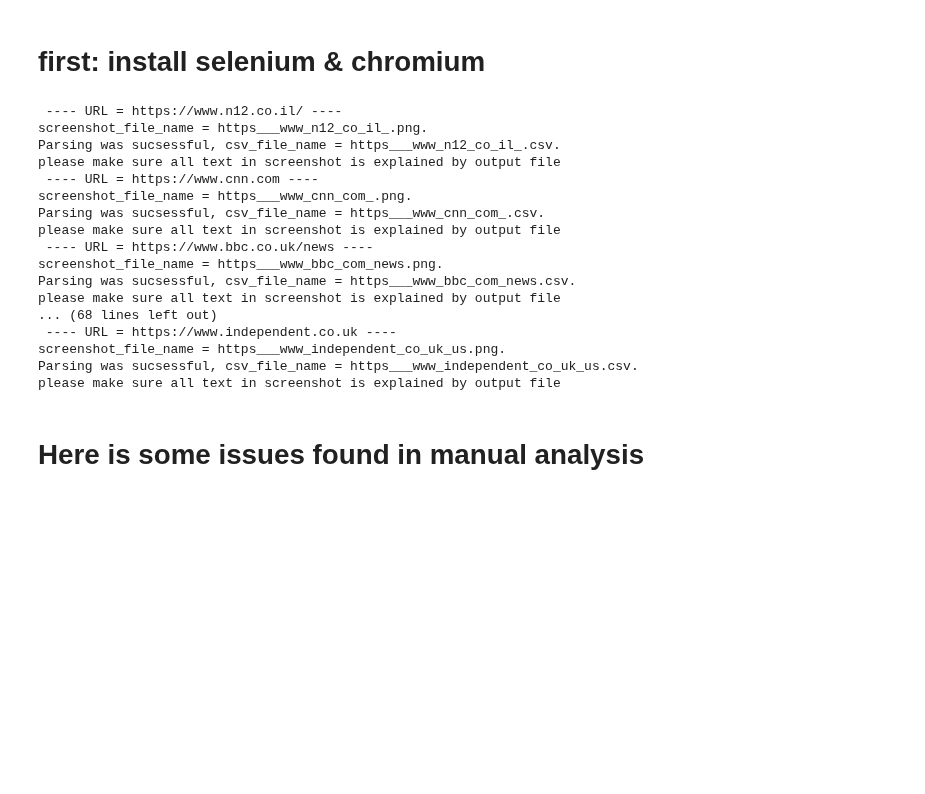
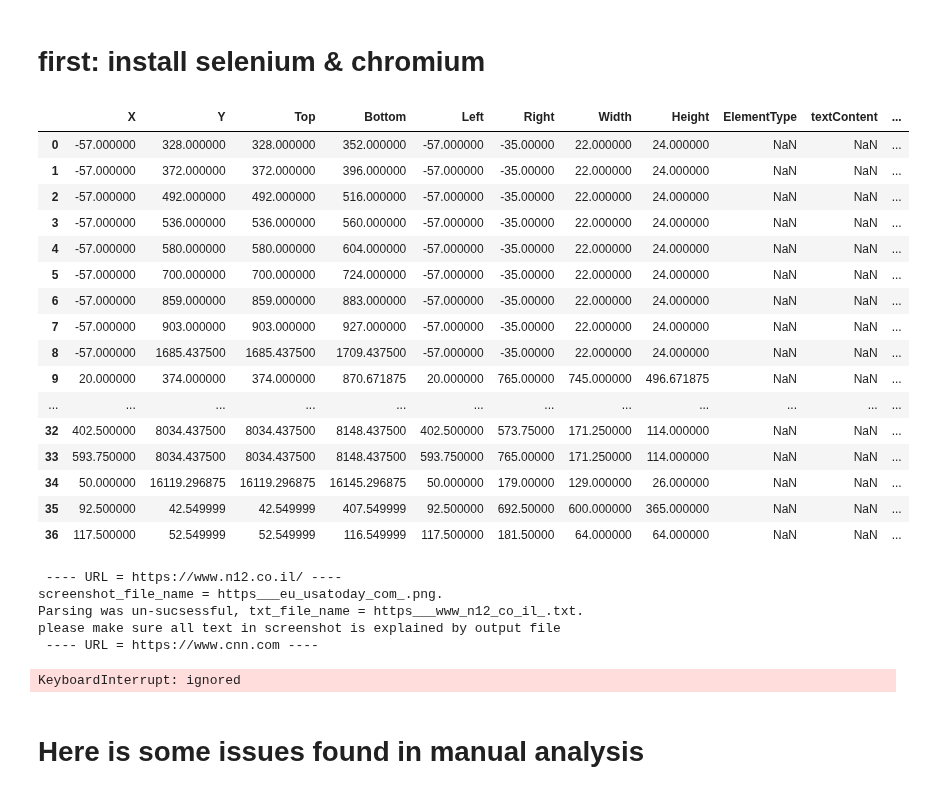
Before and after one commit to erlichsefi/ScrapeAnything, a Jupyter notebook: browser_base_translation / JavaScript Converting Robust Test.ipynb, the cells around one changed output. Cells and saved outputs as stored; diff of their text form; code cells hidden in the pictures; blank space fills up the shorter version.

```diff
--- a/browser_base_translation / JavaScript Converting Robust Test.ipynb
+++ b/browser_base_translation / JavaScript Converting Robust Test.ipynb
@@ -108,3 +119,33 @@ def write_to_text(filename,logs,error):
+# %%
+def write_to_text(filename,logs,error):
+  with open(filename, 'w') as f:
+    f.write(f"error={error}\n")
+    f.write('\n'.join(logs))
+
+
+def draw_all_rec_on_screenshot(file_name,list_of_elements):
+  from PIL import Image, ImageDraw
+  # Load the screenshot image
+  screenshot = Image.open(file_name)
+  # Create a drawing object
+  draw = ImageDraw.Draw(screenshot)
+
+  for _,elements in list_of_elements.iterrows():
+    #print(elements)
+    # x = elements['X']
+    # y = elements['X']
+    top = elements['Top']
+    bottom = elements['Bottom']
+    left = elements['Left']
+    right = elements['Right']
+    # width = elements['Width']
+    # height = elements['Height']
+
+    # Draw a rectangle on the screenshot image
+    draw.rectangle([(left, top), (right, bottom)], outline='red')
+
+    # Save the modified screenshot with the drawn rectangle
+  screenshot.save(f"boxes_{file_name}")
 # %%
 def web_driver_to_image(wd,prefix=""):
   import re
@@ -171,10 +212,34 @@ def screen_to_table(wd,url,raw=False):
 
   if not raw:
     df = pd.read_csv(io.StringIO("\n".join(logs)), sep=",")
+    draw_all_rec_on_screenshot(f"{file_name}.png",df)
   else:
     df = logs
   #wd.close()
   return file_name,df
+# %%
+wd = get_browser()
+df = screen_to_table(wd,"https://apnews.com")
+# %%
+df[1]
+# %% [output]
+|  | X | Y | Top | Bottom | Left | Right | Width | Height | ElementType | textContent | ... |
+| 0 | -57.000000 | 328.000000 | 328.000000 | 352.000000 | -57.000000 | -35.00000 | 22.000000 | 24.000000 | NaN | NaN | ... |
+| 1 | -57.000000 | 372.000000 | 372.000000 | 396.000000 | -57.000000 | -35.00000 | 22.000000 | 24.000000 | NaN | NaN | ... |
+| 2 | -57.000000 | 492.000000 | 492.000000 | 516.000000 | -57.000000 | -35.00000 | 22.000000 | 24.000000 | NaN | NaN | ... |
+| 3 | -57.000000 | 536.000000 | 536.000000 | 560.000000 | -57.000000 | -35.00000 | 22.000000 | 24.000000 | NaN | NaN | ... |
+| 4 | -57.000000 | 580.000000 | 580.000000 | 604.000000 | -57.000000 | -35.00000 | 22.000000 | 24.000000 | NaN | NaN | ... |
+| 5 | -57.000000 | 700.000000 | 700.000000 | 724.000000 | -57.000000 | -35.00000 | 22.000000 | 24.000000 | NaN | NaN | ... |
+| 6 | -57.000000 | 859.000000 | 859.000000 | 883.000000 | -57.000000 | -35.00000 | 22.000000 | 24.000000 | NaN | NaN | ... |
+| 7 | -57.000000 | 903.000000 | 903.000000 | 927.000000 | -57.000000 | -35.00000 | 22.000000 | 24.000000 | NaN | NaN | ... |
+| 8 | -57.000000 | 1685.437500 | 1685.437500 | 1709.437500 | -57.000000 | -35.00000 | 22.000000 | 24.000000 | NaN | NaN | ... |
+| 9 | 20.000000 | 374.000000 | 374.000000 | 870.671875 | 20.000000 | 765.00000 | 745.000000 | 496.671875 | NaN | NaN | ... |
+| ... | ... | ... | ... | ... | ... | ... | ... | ... | ... | ... | ... |
+| 32 | 402.500000 | 8034.437500 | 8034.437500 | 8148.437500 | 402.500000 | 573.75000 | 171.250000 | 114.000000 | NaN | NaN | ... |
+| 33 | 593.750000 | 8034.437500 | 8034.437500 | 8148.437500 | 593.750000 | 765.00000 | 171.250000 | 114.000000 | NaN | NaN | ... |
+| 34 | 50.000000 | 16119.296875 | 16119.296875 | 16145.296875 | 50.000000 | 179.00000 | 129.000000 | 26.000000 | NaN | NaN | ... |
+| 35 | 92.500000 | 42.549999 | 42.549999 | 407.549999 | 92.500000 | 692.50000 | 600.000000 | 365.000000 | NaN | NaN | ... |
+| 36 | 117.500000 | 52.549999 | 52.549999 | 116.549999 | 117.500000 | 181.50000 | 64.000000 | 64.000000 | NaN | NaN | ... |
 # %%
 news_sites = [
     "https://www.n12.co.il/",
@@ -225,22 +290,11 @@ for url in news_sites:
   print(f"please make sure all text in screenshot is explained by output file")
 # %% [output]
  ---- URL = https://www.n12.co.il/ ----
-screenshot_file_name = https___www_n12_co_il_.png.
-Parsing was sucsessful, csv_file_name = https___www_n12_co_il_.csv.
+screenshot_file_name = https___eu_usatoday_com_.png.
+Parsing was un-sucsessful, txt_file_name = https___www_n12_co_il_.txt.
 please make sure all text in screenshot is explained by output file
  ---- URL = https://www.cnn.com ----
-screenshot_file_name = https___www_cnn_com_.png.
-Parsing was sucsessful, csv_file_name = https___www_cnn_com_.csv.
-please make sure all text in screenshot is explained by output file
- ---- URL = https://www.bbc.co.uk/news ----
-screenshot_file_name = https___www_bbc_com_news.png.
-Parsing was sucsessful, csv_file_name = https___www_bbc_com_news.csv.
-please make sure all text in screenshot is explained by output file
-... (68 lines left out)
- ---- URL = https://www.independent.co.uk ----
-screenshot_file_name = https___www_independent_co_uk_us.png.
-Parsing was sucsessful, csv_file_name = https___www_independent_co_uk_us.csv.
-please make sure all text in screenshot is explained by output file
+KeyboardInterrupt: ignored
 # %% [markdown]
 # Here is some issues found in manual analysis
 # %%
```
Also changed, not shown: parts of 5 cells of this notebook.
